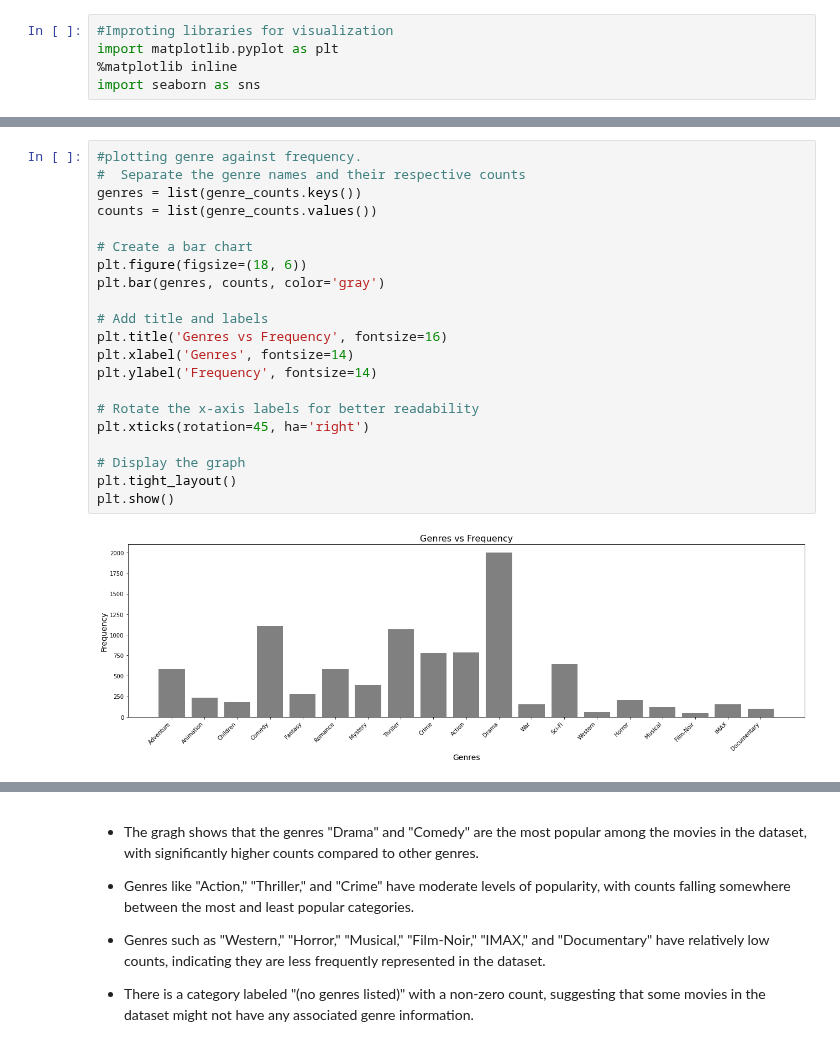
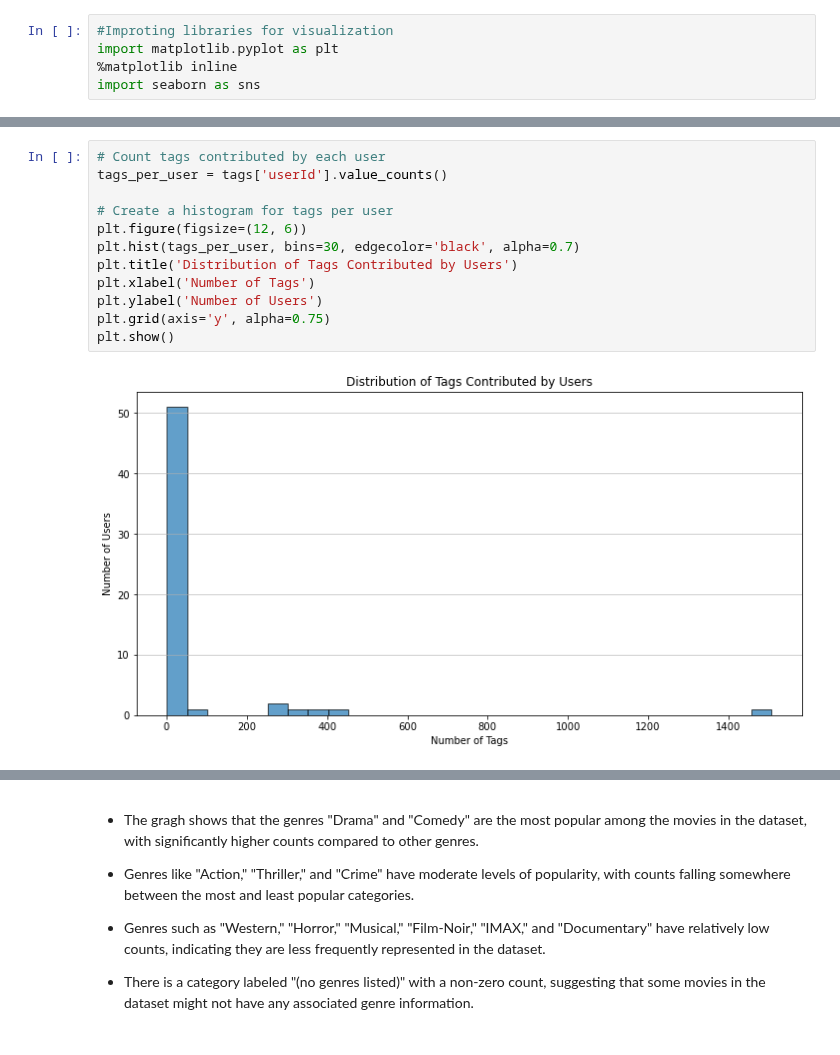
Before and after one commit to ruth-kitasi/Movielens-Recommendation-System, a Jupyter notebook: index.ipynb, the cells around one changed output, grey strips where cells are left out. Saved outputs shown, nothing was run; the diff lists cells and outputs as text.

```diff
--- a/index.ipynb
+++ b/index.ipynb
@@ -664,23 +621,14 @@ Counter({'Adventure': 582,
-# %%
-#plotting genre against frequency.
-#  Separate the genre names and their respective counts
-genres = list(genre_counts.keys())
-counts = list(genre_counts.values())
-
-# Create a bar chart
-plt.figure(figsize=(18, 6))
-plt.bar(genres, counts, color='gray')
-
-# Add title and labels
-plt.title('Genres vs Frequency', fontsize=16)
-plt.xlabel('Genres', fontsize=14)
-plt.ylabel('Frequency', fontsize=14)
-
-# Rotate the x-axis labels for better readability
-plt.xticks(rotation=45, ha='right')
-
-# Display the graph
-plt.tight_layout()
-plt.show()
-# %% [output]
-[figure, removed]
+# %%
+# Count tags contributed by each user
+tags_per_user = tags['userId'].value_counts()
+
+# Create a histogram for tags per user
+plt.figure(figsize=(12, 6))
+plt.hist(tags_per_user, bins=30, edgecolor='black', alpha=0.7)
+plt.title('Distribution of Tags Contributed by Users')
+plt.xlabel('Number of Tags')
+plt.ylabel('Number of Users')
+plt.grid(axis='y', alpha=0.75)
+plt.show()
+# %% [output]
+[figure, added]
```
Also changed, not shown: parts of 21 cells of this notebook.
